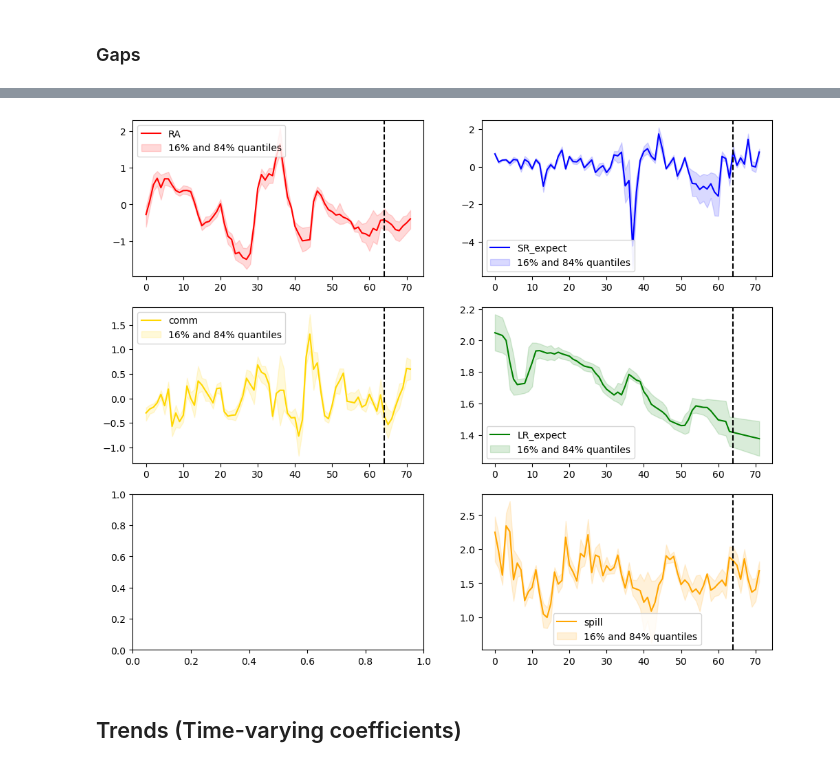
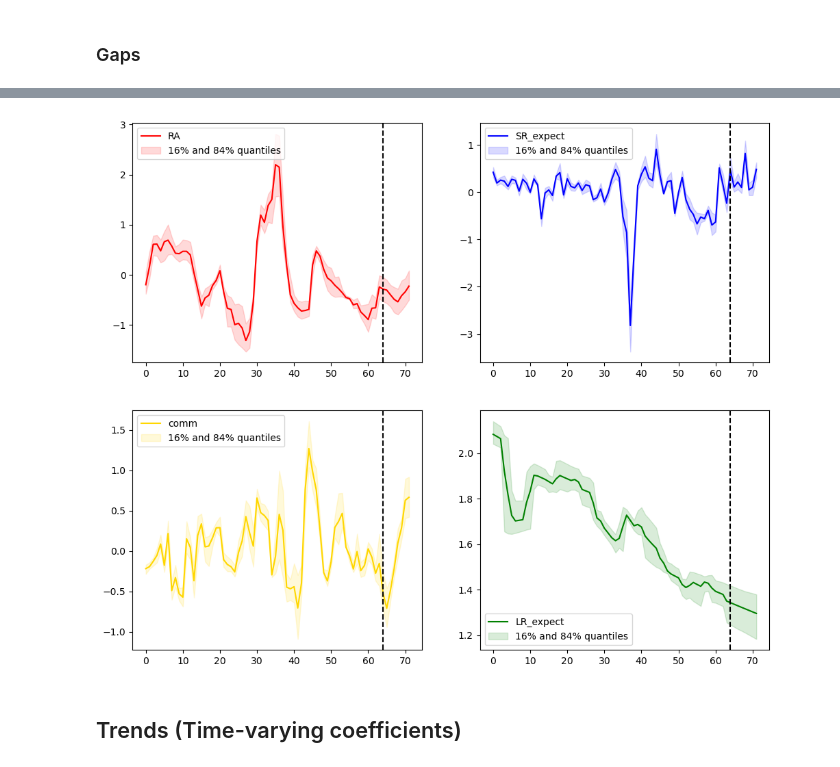
Before and after one commit to rfals/npc_eu, a Jupyter notebook: notebooks/HNN2.ipynb, the cells around one changed output, grey strips where cells are left out. Saved outputs shown, nothing was run; the diff lists cells and outputs as text; code cells hidden in the pictures.

```diff
--- a/notebooks/HNN2.ipynb
+++ b/notebooks/HNN2.ipynb
@@ -142,7 +127,7 @@ inflation
 | 2017-12-31 | 118.95130 | 116.36400 | 4.778714 | 0.002075 |
 76 rows × 4 columns
 # %%
-data = pd.concat([inflation, activity, external, expectations, spillover], axis=1, join='inner')
+data = pd.concat([inflation, activity, external, expectations], axis=1, join='inner')
 data
 # %% [output]
 |  | HICPxEN_SA | HICPxENFOOD_SA | Log_CPI | y | RealGDP | UR | OutputGap | UnemplGap | AVGDGP | ... |
@@ -633,0 +881,8 @@ plt.show()
+# %%
+plt.rcParams["figure.figsize"]= (12,10)
+plt.plot(trend, label='Trend')
+plt.plot(cycle, label='Cycle')
+plt.legend()
+plt.tick_params(axis='x', rotation=45)
+plt.axhline(0, color='red', linestyle='--', linewidth=1, label='Positive-Negative threshold')
+plt.show()
@@ -633,0 +929,10 @@ plt.show()
+# %%
+plt.rcParams["figure.figsize"]= (12,10)
+plt.plot(gaps_df['OG'], label='ECB')
+plt.plot(gaps_df['OG_HNN'], label='Predicted')
+plt.plot(gaps_df['OG_HP'], label='HP Filter')
+# plt.plot(gaps_df['Cycle_exp'], label='HP Filter %')
+plt.legend()
+plt.tick_params(axis='x', rotation=45)
+plt.axhline(0, color='red', linestyle='--', linewidth=1, label='Positive-Negative threshold')
+plt.show()
@@ -647,55 +956,38 @@ SR_expect_quantiles = DataTools.inverse_scaling(SR_expect_quantiles, 0, y_std) *
 
 comm = np.concatenate((results['gaps_in_mean'][:,2], results['gaps_mean'][:,2]), axis=0)
 comm = DataTools.inverse_scaling(comm, 0, y_std) * 400
 comm_quantiles = np.concatenate((results["gaps_in_ensemble"][:,2,:],results["gaps_ensemble"][:,2,:]), axis=0)
 comm_quantiles = np.nanquantile(comm_quantiles, [0.16, 0.84], axis=1)
 comm_quantiles = DataTools.inverse_scaling(comm_quantiles, 0, y_std) * 400
 
-LR_expect = np.concatenate((results['gaps_in_mean'][:,4], results['gaps_mean'][:,4]), axis=0)
+LR_expect = np.concatenate((results['gaps_in_mean'][:,3], results['gaps_mean'][:,3]), axis=0)
 LR_expect = DataTools.inverse_scaling(LR_expect, y_mean, y_std) * 400
-LR_expect_quantiles = np.concatenate((results["gaps_in_ensemble"][:,4,:],results["gaps_ensemble"][:,4,:]), axis=0)
+LR_expect_quantiles = np.concatenate((results["gaps_in_ensemble"][:,3,:],results["gaps_ensemble"][:,3,:]), axis=0)
 LR_expect_quantiles = np.nanquantile(LR_expect_quantiles, [0.16, 0.84], axis=1)
 LR_expect_quantiles = DataTools.inverse_scaling(LR_expect_quantiles, y_mean, y_std) * 400
 
-spill = np.concatenate((results['gaps_in_mean'][:,3], results['gaps_mean'][:,3]), axis=0)
-spill = DataTools.inverse_scaling(spill, y_mean, y_std) * 400
-spill_quantiles = np.concatenate((results["gaps_in_ensemble"][:,3,:],results["gaps_ensemble"][:,3,:]), axis=0)
-spill_quantiles = np.nanquantile(spill_quantiles, [0.16, 0.84], axis=1)
-spill_quantiles = DataTools.inverse_scaling(spill_quantiles, y_mean, y_std) * 400
-
-
-
-# Plot a 3 by 2 grid of RA, SR_expect, comm, LR_expect, spill
+# Plot a 2 by 2 grid of RA, SR_expect, comm, LR_expect
 plt.rcParams["figure.figsize"]= (12,10)
-fig, axes = plt.subplots(3, 2)
+fig, axes = plt.subplots(2, 2)
 axes[0,0].plot(RA, label='RA', color='red')
 axes[0,0].fill_between(range(len(RA_quantiles[0])), RA_quantiles[0], RA_quantiles[1], alpha=0.15, label='16% and 84% quantiles', color = 'red')
-
 axes[0,1].plot(SR_expect, label='SR_expect', color='blue')
 axes[0,1].fill_between(range(len(SR_expect_quantiles[0])), SR_expect_quantiles[0], SR_expect_quantiles[1], alpha=0.15, label='16% and 84% quantiles', color = 'blue')
-
 axes[1,0].plot(comm, label='comm', color = 'gold')
 axes[1,0].fill_between(range(len(comm_quantiles[0])), comm_quantiles[0], comm_quantiles[1], alpha=0.15, label='16% and 84% quantiles', color = 'gold')
-
 axes[1,1].plot(LR_expect, label='LR_expect', color = 'green')
 axes[1,1].fill_between(range(len(LR_expect_quantiles[0])), LR_expect_quantiles[0], LR_expect_quantiles[1], alpha=0.15, label='16% and 84% quantiles', color = 'green')
-
-axes[2,1].plot(spill, label='spill', color = 'orange')
-axes[2,1].fill_between(range(len(spill_quantiles[0])), spill_quantiles[0], spill_quantiles[1], alpha=0.15, label='16% and 84% quantiles', color = 'orange')
-
 axes[0,0].axvline(x=(X_train.shape[0]+1), color='black', linestyle='--')
 axes[0,1].axvline(x=(X_train.shape[0]+1), color='black', linestyle='--')
 axes[1,0].axvline(x=(X_train.shape[0]+1), color='black', linestyle='--')
 axes[1,1].axvline(x=(X_train.shape[0]+1), color='black', linestyle='--')
-axes[2,1].axvline(x=(X_train.shape[0]+1), color='black', linestyle='--')
 axes[0,0].legend()
 axes[0,1].legend()
 axes[1,0].legend()
 axes[1,1].legend()
-axes[2,1].legend()
 plt.show()
 # %% [output]
-[figure, old version]
+[figure, new version]
 # %% [markdown]
 ## Trends (Time-varying coefficients)
 # %%
```
Also changed, not shown: parts of 42 cells of this notebook, 12 other files.
